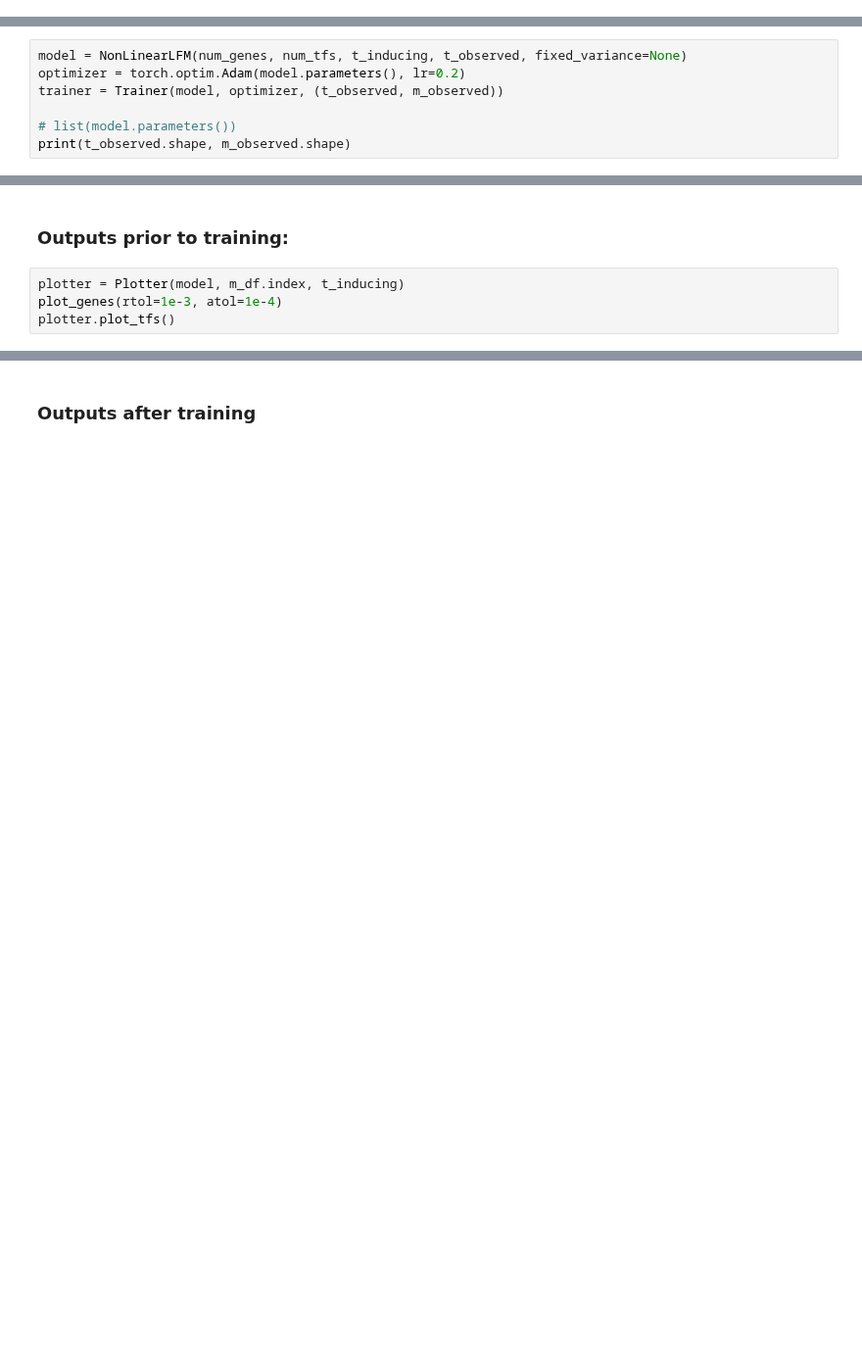
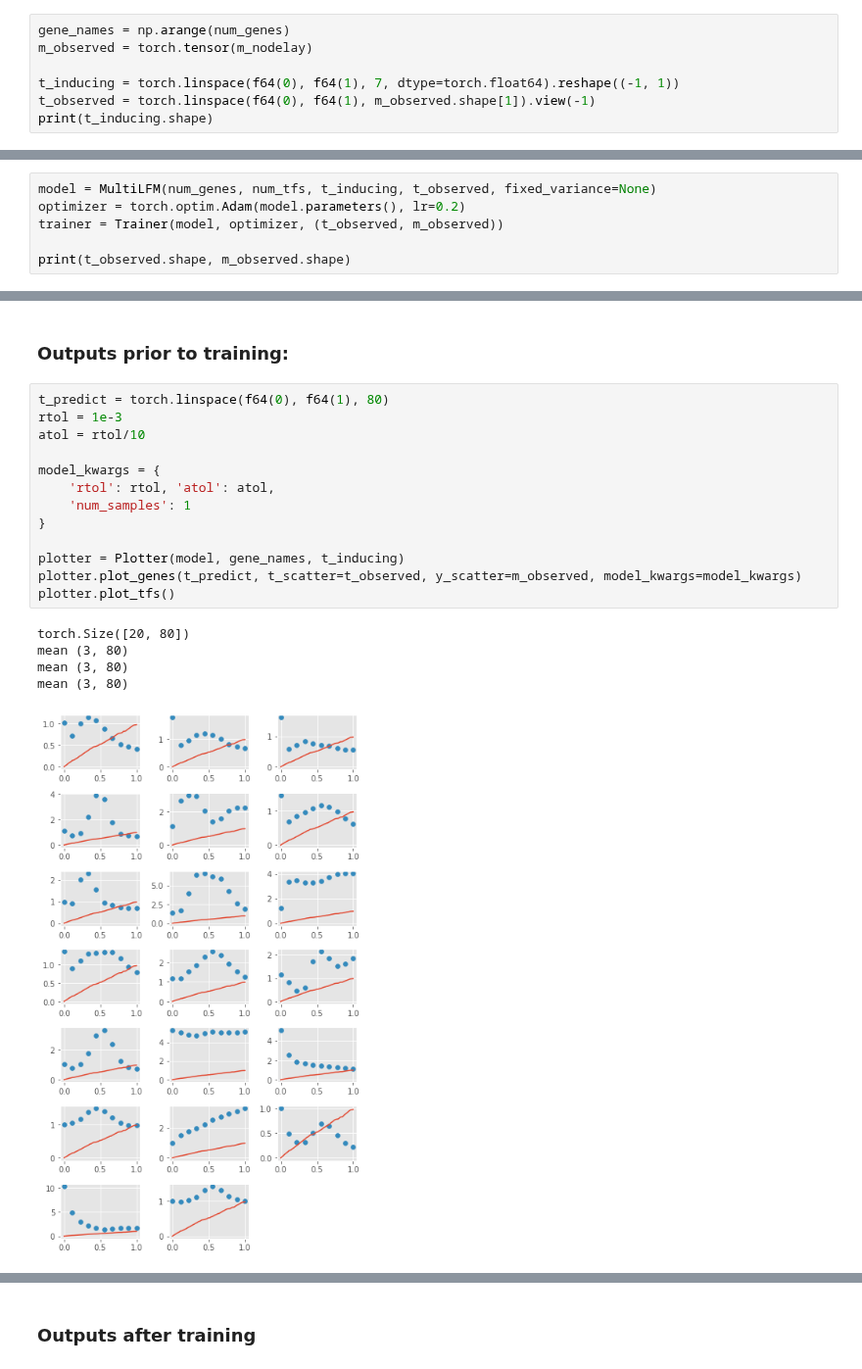
Before and after one commit to mossjacob/alfi, a Jupyter notebook: reggae/examples/toy_multi_tf.ipynb, the cells around one changed output, grey strips where cells are left out. Shown at 98% size. Cells and saved outputs as stored; diff of their text form; blank space fills up the shorter version.

```diff
--- a/reggae/examples/toy_multi_tf.ipynb
+++ b/reggae/examples/toy_multi_tf.ipynb
@@ -25,0 +31,7 @@ num_tfs = p_nodelay.shape[0]
+# %%
+gene_names = np.arange(num_genes)
+m_observed = torch.tensor(m_nodelay)
+
+t_inducing = torch.linspace(f64(0), f64(1), 7, dtype=torch.float64).reshape((-1, 1))
+t_observed = torch.linspace(f64(0), f64(1), m_observed.shape[1]).view(-1)
+print(t_inducing.shape)
@@ -26,7 +40,6 @@ num_tfs = p_nodelay.shape[0]
 # %%
-model = NonLinearLFM(num_genes, num_tfs, t_inducing, t_observed, fixed_variance=None)
+model = MultiLFM(num_genes, num_tfs, t_inducing, t_observed, fixed_variance=None)
 optimizer = torch.optim.Adam(model.parameters(), lr=0.2)
 trainer = Trainer(model, optimizer, (t_observed, m_observed))
 
-# list(model.parameters())
 print(t_observed.shape, m_observed.shape)
@@ -33,6 +48,21 @@ print(t_observed.shape, m_observed.shape)
 # %% [markdown]
 ### Outputs prior to training:
-# %%
-plotter = Plotter(model, m_df.index, t_inducing)
-plot_genes(rtol=1e-3, atol=1e-4)
-plotter.plot_tfs()
+# %%
+t_predict = torch.linspace(f64(0), f64(1), 80)
+rtol = 1e-3
+atol = rtol/10
+
+model_kwargs = {
+    'rtol': rtol, 'atol': atol,
+    'num_samples': 1
+}
+
+plotter = Plotter(model, gene_names, t_inducing)
+plotter.plot_genes(t_predict, t_scatter=t_observed, y_scatter=m_observed, model_kwargs=model_kwargs)
+plotter.plot_tfs()
+# %% [output]
+torch.Size([20, 80])
+mean (3, 80)
+mean (3, 80)
+mean (3, 80)
+[figure, added]
```
Also changed, not shown: parts of 9 cells of this notebook, 5 other files.
